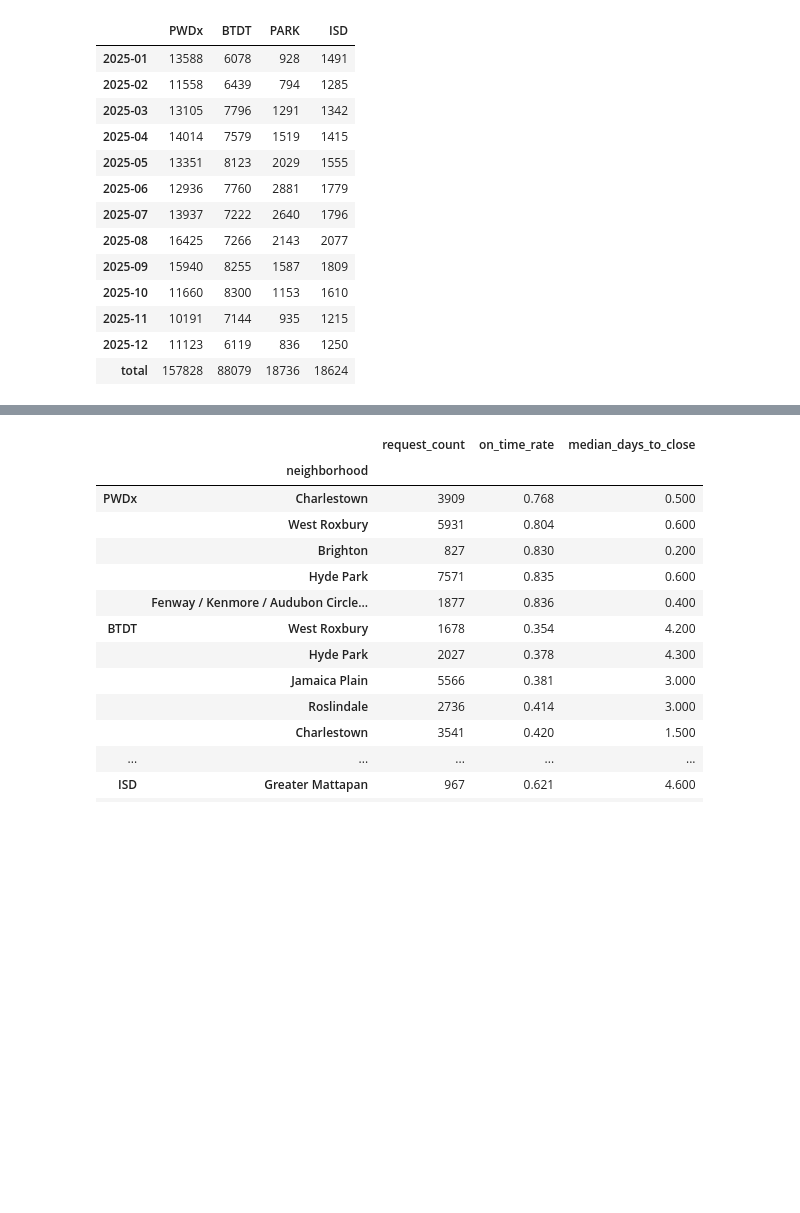
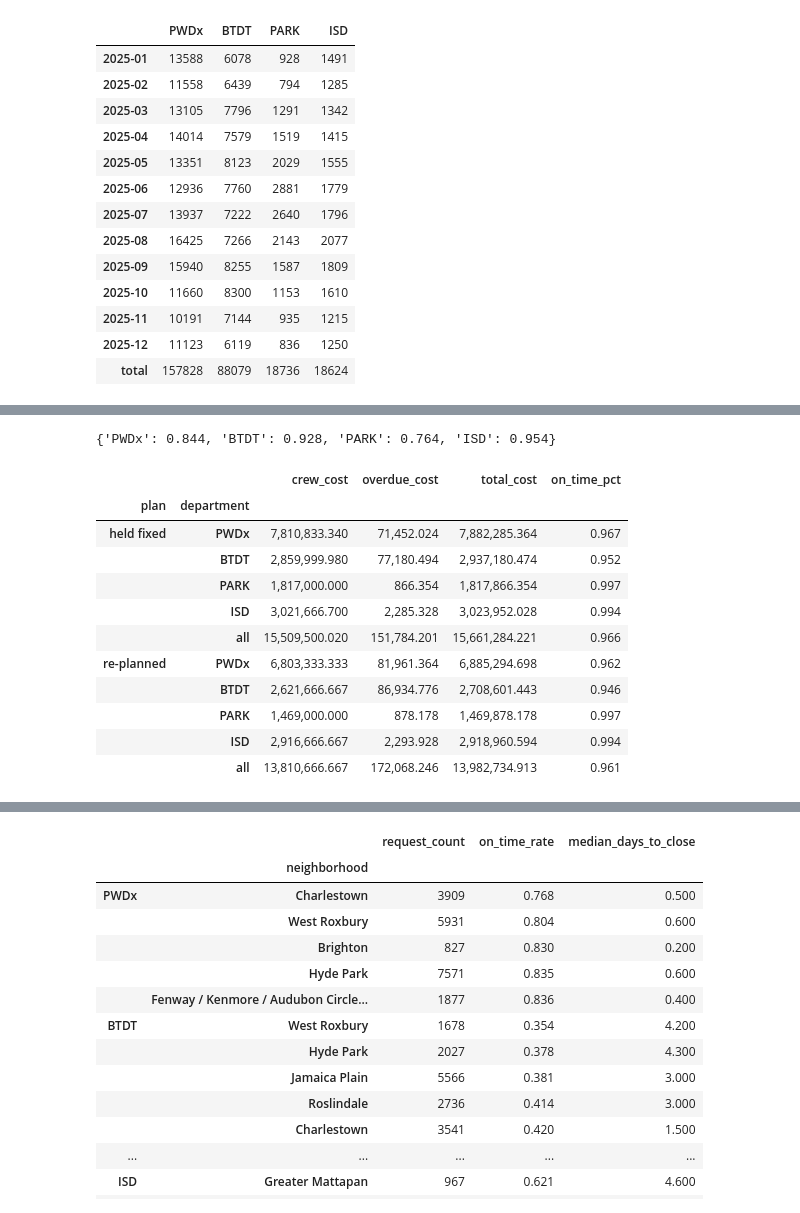
Before and after one commit to nishanth3112/boston311-crew-planner, a Jupyter notebook: notebooks/311_staffing_submission.ipynb, the cells around one changed output, grey strips where cells are left out. Saved outputs shown, nothing was run; the diff lists cells and outputs as text; code cells hidden in the pictures; blank space fills up the shorter version.

```diff
--- a/notebooks/311_staffing_submission.ipynb
+++ b/notebooks/311_staffing_submission.ipynb
@@ -392,0 +677,17 @@ _Added in BOS-11: demand 20% above and below forecast, a snowstorm and a heat wa
+# %%
+print({c: round(r, 3) for c, r in sensitivity.actual_ratios().items()})
+sensitivity.actuals_2025().set_index(["plan", "department"]).round(4)
+# %% [output]
+{'PWDx': 0.844, 'BTDT': 0.928, 'PARK': 0.764, 'ISD': 0.954}
+|  |  | crew_cost | overdue_cost | total_cost | on_time_pct |
+| plan | department |  |  |  |  |
+| held fixed | PWDx | 7,810,833.340 | 71,452.024 | 7,882,285.364 | 0.967 |
+|  | BTDT | 2,859,999.980 | 77,180.494 | 2,937,180.474 | 0.952 |
+|  | PARK | 1,817,000.000 | 866.354 | 1,817,866.354 | 0.997 |
+|  | ISD | 3,021,666.700 | 2,285.328 | 3,023,952.028 | 0.994 |
+|  | all | 15,509,500.020 | 151,784.201 | 15,661,284.221 | 0.966 |
+| re-planned | PWDx | 6,803,333.333 | 81,961.364 | 6,885,294.698 | 0.962 |
+|  | BTDT | 2,621,666.667 | 86,934.776 | 2,708,601.443 | 0.946 |
+|  | PARK | 1,469,000.000 | 878.178 | 1,469,878.178 | 0.997 |
+|  | ISD | 2,916,666.667 | 2,293.928 | 2,918,960.594 | 0.994 |
+|  | all | 13,810,666.667 | 172,068.246 | 13,982,734.913 | 0.961 |
```
Also changed, not shown: parts of 38 cells of this notebook.
